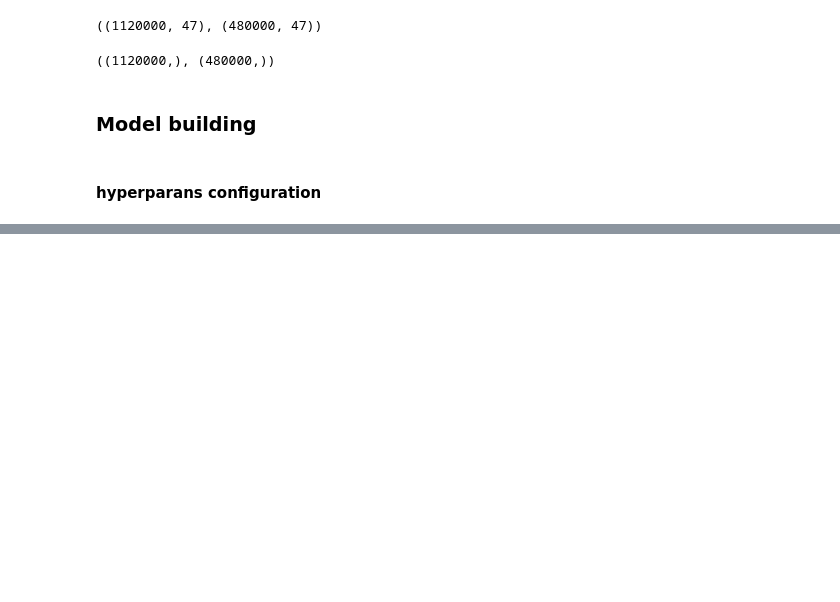
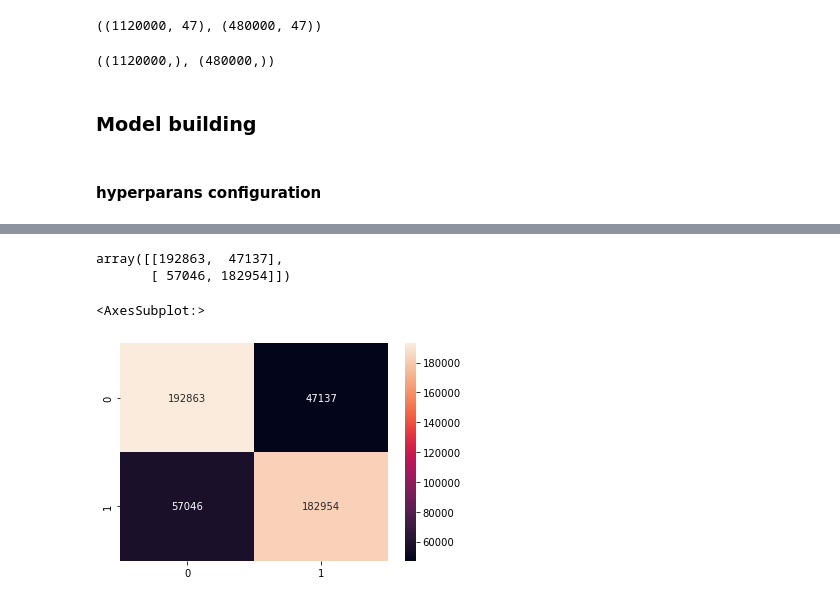
Before and after one commit to lps08/sentiment-classification, a Jupyter notebook: model-implementation.ipynb, the cells around one changed output, grey strips where cells are left out. Drawn from its saved outputs; the diff is of its cells as text; code cells hidden in the pictures; blank space fills up the shorter version.

Commit message:
finishing training and test the model

```diff
--- a/model-implementation.ipynb
+++ b/model-implementation.ipynb
@@ -311,0 +321,2 @@ epochs = 10
+# %%
+dcnn = DCNN(vocab_size=vocab_size, emb_dim=emb_dim, num_filters=num_filters, ffn_units=ffn_units, num_classes=num_classes, dropout_rate=0.2)
@@ -311,0 +353,4 @@ epochs = 10
+# %%
+hist = dcnn.fit(x=X_train, y=y_train, batch_size=batch_size, verbose=1, validation_split=0.1, epochs=epochs)
+
+ckpt_manager.save()
@@ -311,0 +389,5 @@ epochs = 10
+# %%
+pred = dcnn.predict(x=X_test)
+pred = (pred > 0.5)
+
+pred
@@ -311,0 +402,11 @@ epochs = 10
+# %%
+confusion_res = confusion_matrix(y_true=y_test, y_pred=pred)
+confusion_res
+# %% [output]
+array([[192863,  47137],
+       [ 57046, 182954]])
+# %%
+sns.heatmap(data=confusion_res, annot=True, fmt='d')
+# %% [output]
+<AxesSubplot:>
+[figure, added]
```
Also changed, not shown: parts of 21 cells of this notebook.
